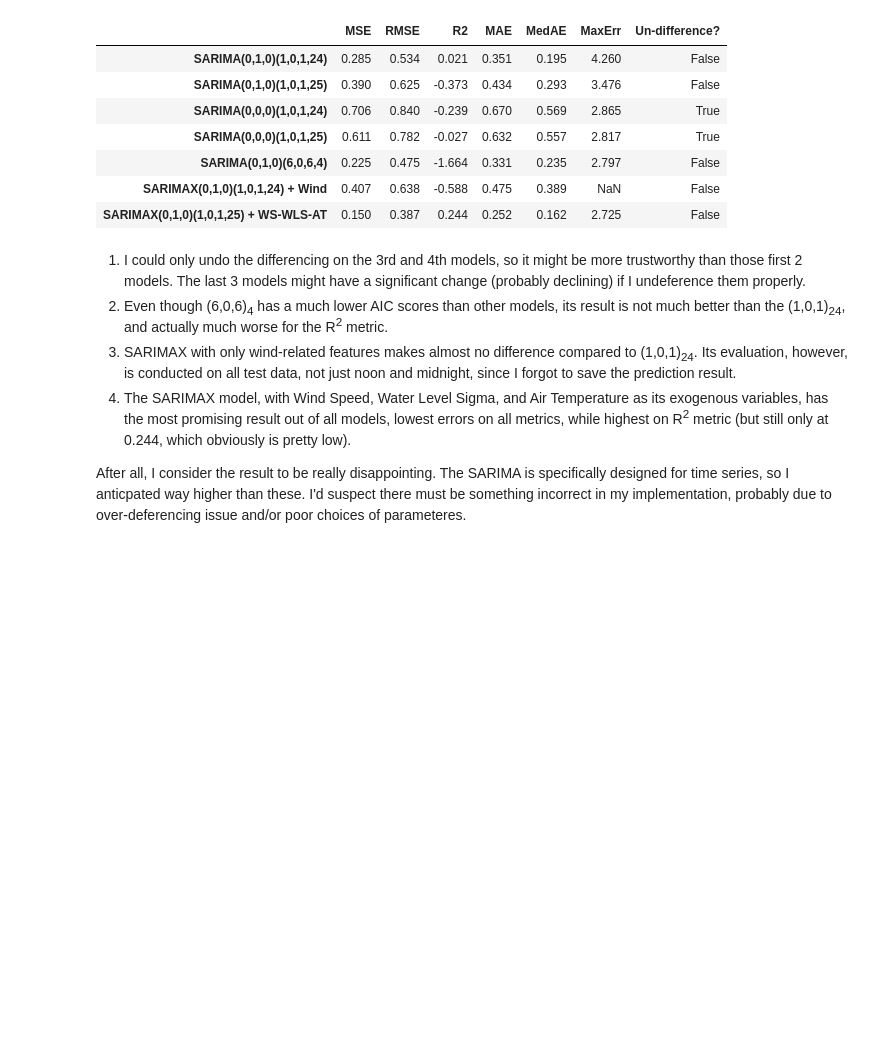
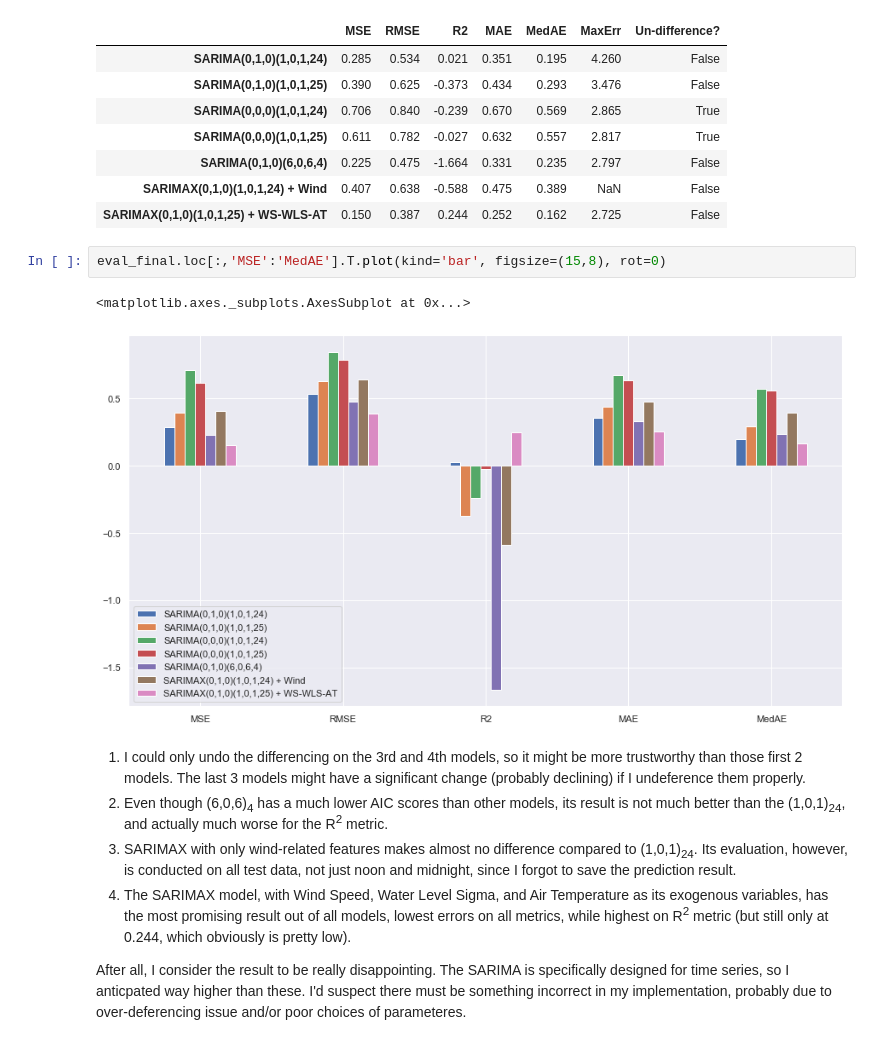
Before and after one commit to Data-Analytics-2020/Tide-Prediction, a Jupyter notebook: predict_tide.ipynb, the cells around one changed output. Drawn from its saved outputs; the diff is of its cells as text; blank space fills up the shorter version.

Commit message:
add bar-plot for metrics

```diff
--- a/predict_tide.ipynb
+++ b/predict_tide.ipynb
@@ -649,6 +649,11 @@ eval_final
 | SARIMA(0,1,0)(6,0,6,4) | 0.225 | 0.475 | -1.664 | 0.331 | 0.235 | 2.797 | False |
 | SARIMAX(0,1,0)(1,0,1,24) + Wind | 0.407 | 0.638 | -0.588 | 0.475 | 0.389 | NaN | False |
 | SARIMAX(0,1,0)(1,0,1,25) + WS-WLS-AT | 0.150 | 0.387 | 0.244 | 0.252 | 0.162 | 2.725 | False |
+# %%
+eval_final.loc[:,'MSE':'MedAE'].T.plot(kind='bar', figsize=(15,8), rot=0)
+# %% [output]
+<matplotlib.axes._subplots.AxesSubplot at 0x...>
+[figure, added]
 # %% [markdown]
 1. I could only undo the differencing on the 3rd and 4th models, so it might be more trustworthy than those first 2 models. The last 3 models might have a significant change (probably declining) if I undeference them properly.
 2. Even though (6,0,6)<sub>4</sub> has a much lower AIC scores than other models, its result is not much better than the (1,0,1)<sub>24</sub>, and actually much worse for the R<sup>2</sup> metric.
```
